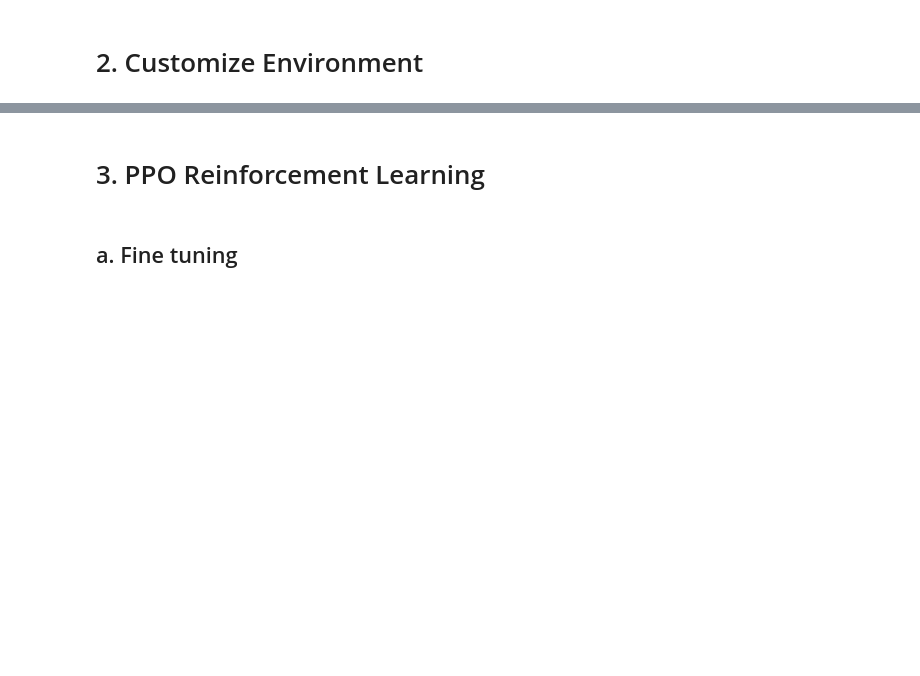
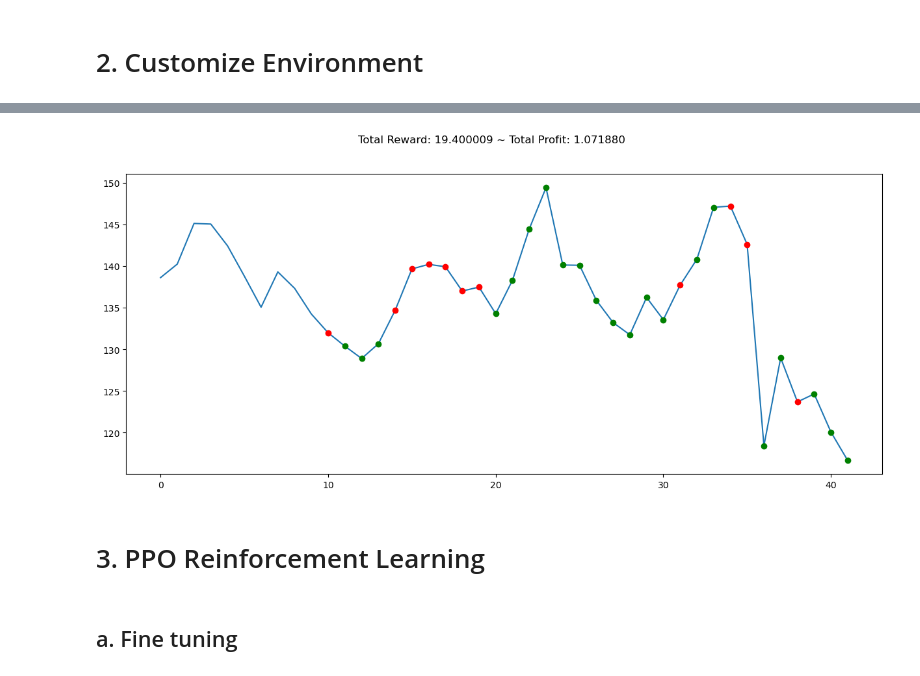
Before and after one commit to rogerhsiehh/DMU, a Jupyter notebook: DMU_reinforcement_learning.ipynb, the cells around one changed output, grey strips where cells are left out. Drawn from its saved outputs; the diff is of its cells as text; code cells hidden in the pictures; blank space fills up the shorter version.

```diff
--- a/DMU_reinforcement_learning.ipynb
+++ b/DMU_reinforcement_learning.ipynb
@@ -160,0 +214,22 @@ class CustomStocksEnv(StocksEnv):
+# %%
+# Initialize your CustomStocksEnv
+test_env = CustomStocksEnv(df=test_df, window_size=10, frame_bound=(10, len(test_df)))
+
+# Reset environment and get initial state
+obs, _ = test_env.reset()
+
+# Run a random agent for testing
+done = False
+while not done:
+    action = test_env.action_space.sample()  # Take a random action
+    obs, reward, terminated, truncated, info = test_env.step(action)
+
+    # Retrieve the unscaled (inverted) closing price
+    inverted_price = test_env.prices[test_env._current_tick]  # This should be the inverted price from _process_data()
+
+    print(f"Step: {test_env._current_tick}, Action: {action}, Reward: {reward:.4f}, Profit: {info['total_profit']:.4f}, Inverted Close Price: {inverted_price:.2f}")
+
+    done = terminated or truncated  # Ensure proper episode termination
+
+# Verify final profit
+print("Final Test Performance:", info)
@@ -161,3 +275,10 @@ class CustomStocksEnv(StocksEnv):
+# %%
+plt.figure(figsize=(15, 6))
+plt.cla()
+test_env.unwrapped.render_all()
+plt.show()
+# %% [output]
+[figure, added]
 # %% [markdown]
 # 3. PPO Reinforcement Learning
 # %% [markdown]
```
Also changed, not shown: parts of 6 cells of this notebook.
